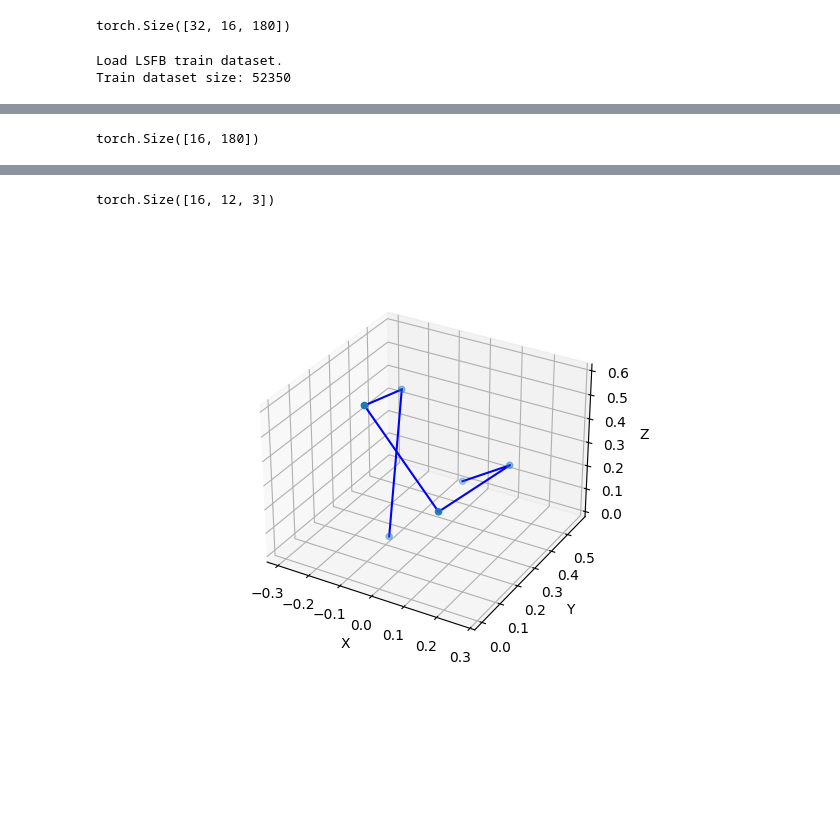
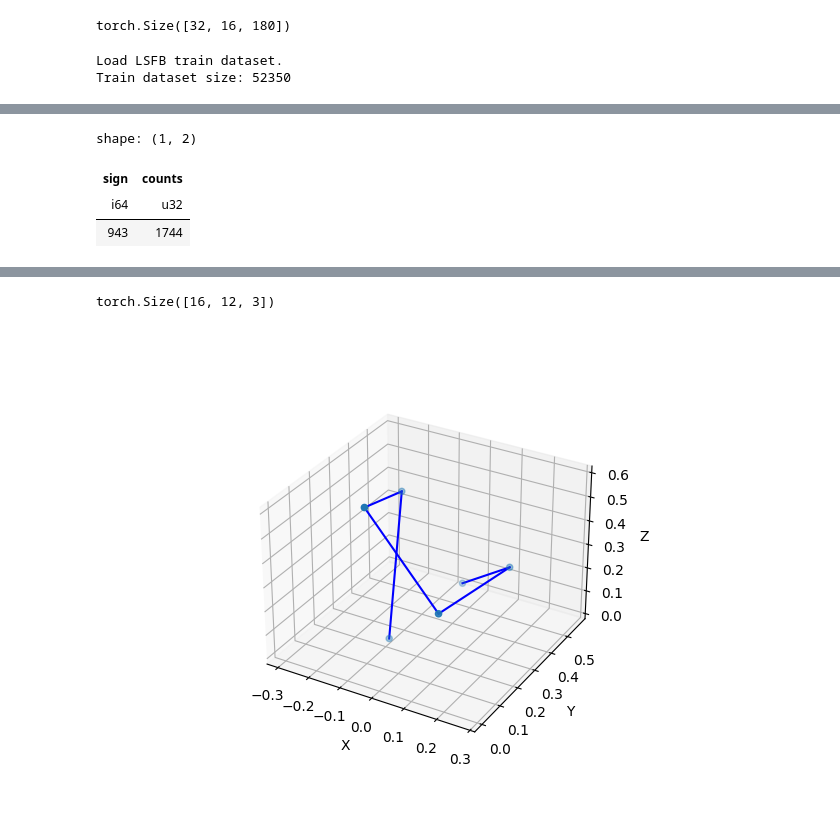
Before and after one commit to okason97/HandCraft, a Jupyter notebook: src/gen_model_test.ipynb, the cells around one changed output, grey strips where cells are left out. Saved outputs shown, nothing was run; the diff lists cells and outputs as text; code cells hidden in the pictures; blank space fills up the shorter version.

```diff
--- a/src/gen_model_test.ipynb
+++ b/src/gen_model_test.ipynb
@@ -202,5 +202,8 @@ setup: from __main__ import stepmodel
   1 measurement, 100 runs , 4 threads
-# %%
-train_dataset[15][0].shape
-# %% [output]
-torch.Size([16, 180])
+# %%
+train_dataset.data['sign'].value_counts().max()
+# %% [output]
+shape: (1, 2)
+| sign | counts |
+| i64 | u32 |
+| 943 | 1744 |
```
Also changed, not shown: parts of 5 cells of this notebook, 32 other files.
